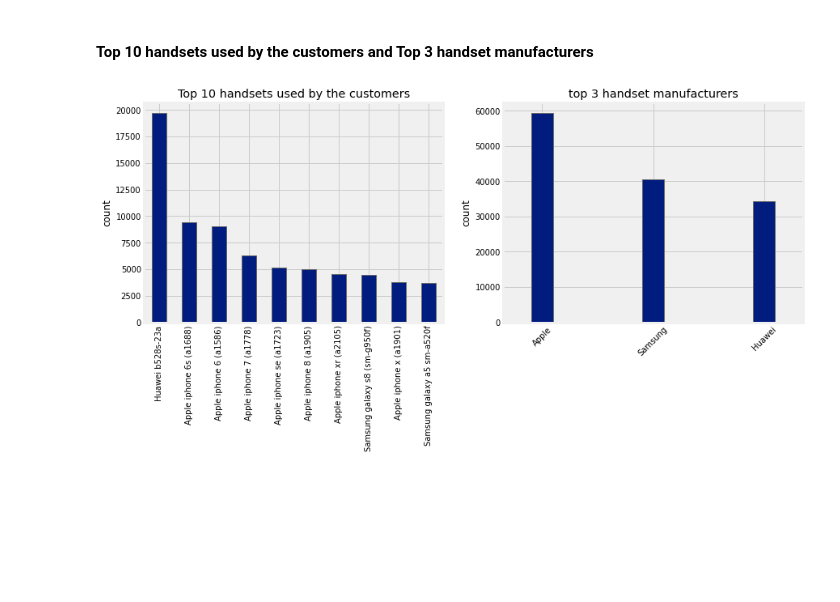
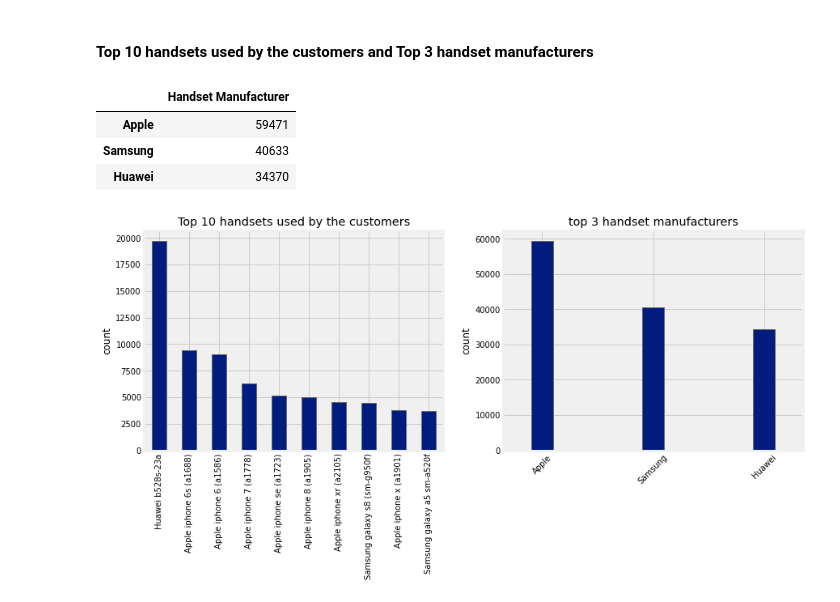
Before and after one commit to fbagire/Telecomm_data_analysis, a Jupyter notebook: data_cleaning.ipynb, the cells around one changed output. Saved outputs shown, nothing was run; the diff lists cells and outputs as text; code cells hidden in the pictures; blank space fills up the shorter version.

```diff
--- a/data_cleaning.ipynb
+++ b/data_cleaning.ipynb
@@ -330,6 +330,13 @@ df['Other Total (megabytes)'] = df['Other DL (Bytes)'] + df['Other UL (Bytes)']
 #### Top 10 handsets used by the customers and  Top 3 handset manufacturers
 # %%
 plt.style.use('seaborn-dark-palette')
+# %%
+pd.DataFrame(df.query('`Handset Manufacturer`!="Undefined"')['Handset Manufacturer'].value_counts()[:3])
+# %% [output]
+|  | Handset Manufacturer |
+| Apple | 59471 |
+| Samsung | 40633 |
+| Huawei | 34370 |
 # %%
 fig, axs = plt.subplots(1, 2, figsize=(13, 5))
 _ = df.query('`Handset Type`!="Undefined"')['Handset Type'].value_counts()[:10].plot(kind='bar', ylabel='count', rot=90,
```
Also changed, not shown: parts of 1 cell of this notebook, 1 other file.
